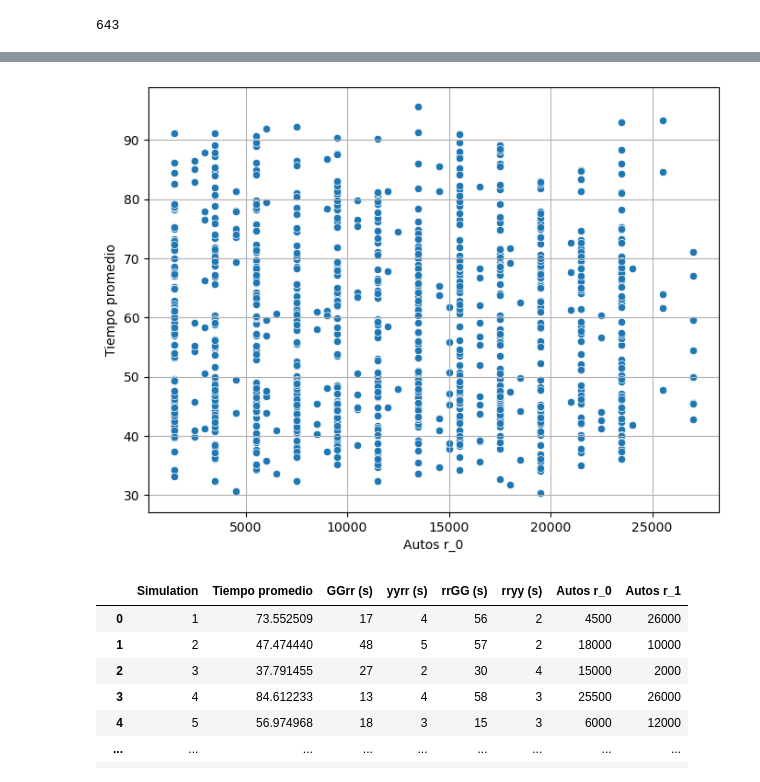
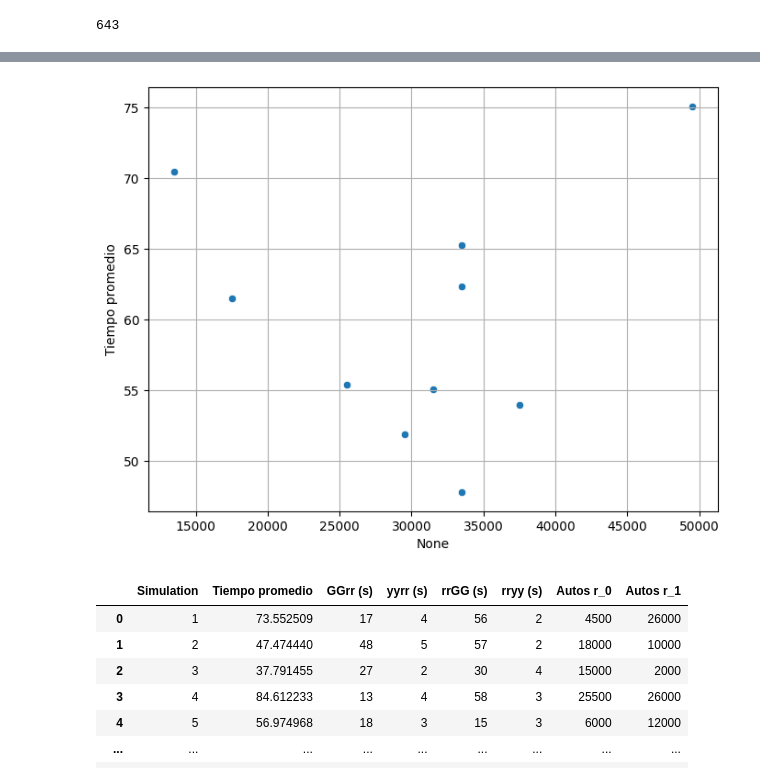
Before and after one commit to Emmatap31/Sumo_EjeCentral, a Jupyter notebook: Simulaciones.ipynb, the cells around one changed output, grey strips where cells are left out. Saved outputs shown, nothing was run; the diff lists cells and outputs as text; code cells hidden in the pictures.

```diff
--- a/Simulaciones.ipynb
+++ b/Simulaciones.ipynb
@@ -75,6 +75,33 @@ def n_vehiculos(n0, n1):
             routeID="r_1",
             depart=t1
         )
+# %%
+import numpy as np
+
+def n_vehiculos2(n0, n1):
+
+    t0=0
+    t1=0
+
+    for i in range(n0):
+
+        #t0+= np.random.exponential(scale=3600/n0)
+
+        traci.vehicle.add(
+            vehID=f"veh_r0_{i}",
+            routeID="r_0", # Asegúrate de tener un tipo definido (por defecto puedes omitir esto si usas default)
+            depart=(3600/n0)*i
+        )
+
+    for i in range(n1):
+
+        #t1+= np.random.exponential(scale=3600/n1)
+
+        traci.vehicle.add(
+            vehID=f"veh_r1_{i}",
+            routeID="r_1",
+            depart=(3600/n1)*i
+        )
 # %%
 def avg_time():
     depart_times = {}
@@ -123,10 +150,10 @@ rrggs = []# (verde Este-Oeste)
 rryys = []#(amarillo Este-Oeste)
 n0s = []#Tiempos ruta 0
 n1s = []#Tiempos ruta 1
-num_simulations = 1
+num_simulations = 5
 
-f0 = [i for i in range(1500,25000, 2000)]
-f1 = [i for i in range(2000,30000, 2000)]
+f0 = [i for i in range(1000,8000, 1000)]
+f1 = [i for i in range(1000,10000, 1000)]
 
 
 for i in range(num_simulations):
@@ -142,7 +169,7 @@ for i in range(num_simulations):
 
     traci.start(sumoCmd)
 
-    n_vehiculos(n0, n1)
+    n_vehiculos2(2, 1)
 
     ggrr = rd.randint(20,70) #(verde Norte-Sur)
     yyrr = rd.randint(2,7) #(amarillo Norte-Sur)
@@ -212,3 +242,9 @@ df100.to_csv('Data800.csv', index=False)
+# %%
+df1 = pd.read_csv('Sim3-1-10.csv')
+df2 = pd.read_csv('Sim3-11-20.csv')
+#df3 = pd.read_csv('Data800.csv')
+
+df = pd.concat([df1, df2], ignore_index = True)
 # %%
 contador = 0
 for i in range(1000):
@@ -229,14 +267,14 @@ h = df['GGrr (s)']
 # %%
 import matplotlib.pyplot as plt
 import seaborn as sns
 
 
 plt.figure(figsize=(8, 6))
-sns.scatterplot(x=df['Autos r_0'], y=df['Tiempo promedio'])
+sns.scatterplot(x=df['Autos r_0']+df['Autos r_1'], y=df100['Tiempo promedio'])
 plt.grid(True)
 plt.show()
 # %% [output]
-[figure, old version]
+[figure, new version]
 # %%
 import pandas as pd
 # %%
```
Also changed, not shown: parts of 9 cells of this notebook, 10 other files.
